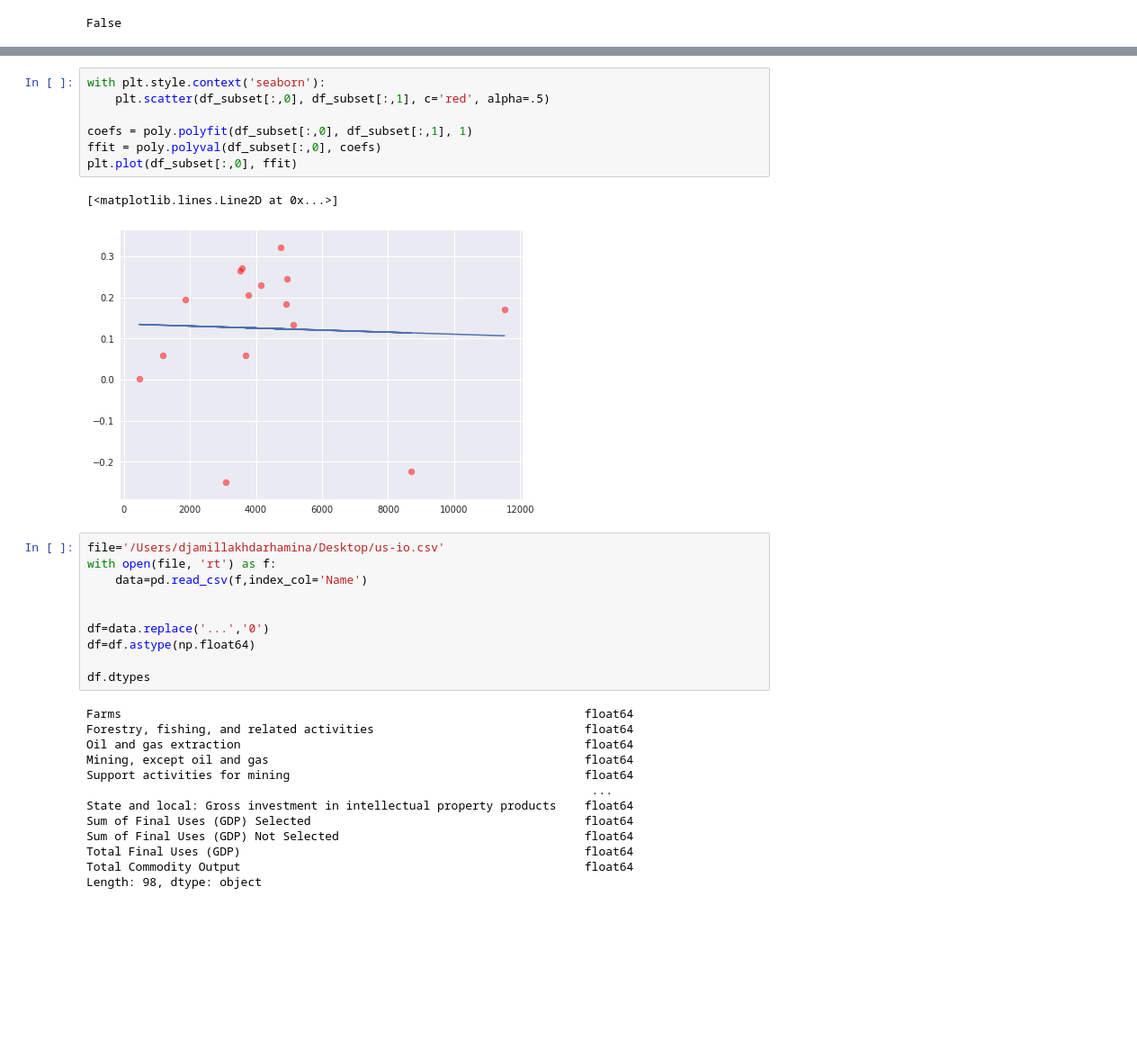
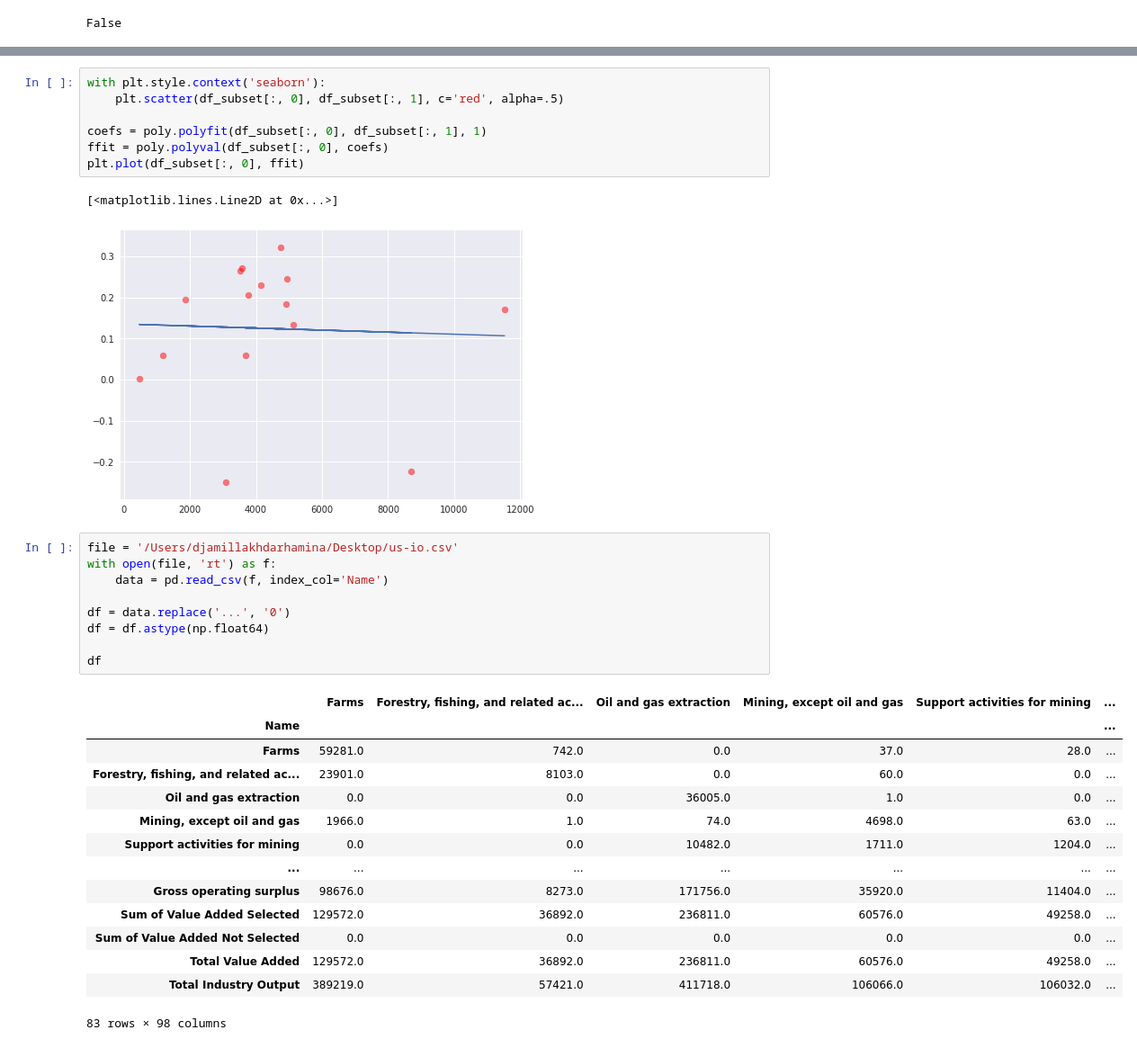
Before and after one commit to Djamil17/iotables, a Jupyter notebook: python/calculating-labor-values.ipynb, the cells around one changed output, grey strips where cells are left out. Shown at 90% size. Cells and saved outputs as stored; diff of their text form; blank space fills up the shorter version.

```diff
--- a/python/calculating-labor-values.ipynb
+++ b/python/calculating-labor-values.ipynb
@@ -318,35 +319,36 @@ plt.plot(subset[:,0], ffit)
 [figure]
 # %%
 with plt.style.context('seaborn'):
-    plt.scatter(df_subset[:,0], df_subset[:,1], c='red', alpha=.5)
+    plt.scatter(df_subset[:, 0], df_subset[:, 1], c='red', alpha=.5)
 
-coefs = poly.polyfit(df_subset[:,0], df_subset[:,1], 1)
-ffit = poly.polyval(df_subset[:,0], coefs)
-plt.plot(df_subset[:,0], ffit)
+coefs = poly.polyfit(df_subset[:, 0], df_subset[:, 1], 1)
+ffit = poly.polyval(df_subset[:, 0], coefs)
+plt.plot(df_subset[:, 0], ffit)
 # %% [output]
 [<matplotlib.lines.Line2D at 0x...>]
 [figure]
 # %%
-file='/Users/djamillakhdarhamina/Desktop/us-io.csv'
+file = '/Users/djamillakhdarhamina/Desktop/us-io.csv'
 with open(file, 'rt') as f:
-    data=pd.read_csv(f,index_col='Name')
+    data = pd.read_csv(f, index_col='Name')
 
+df = data.replace('...', '0')
+df = df.astype(np.float64)
 
-df=data.replace('...','0')
-df=df.astype(np.float64)
-
-df.dtypes
+df
 # %% [output]
+|  | Farms | Forestry, fishing, and related ac... | Oil and gas extraction | Mining, except oil and gas | Support activities for mining | ... |
+| Name |  |  |  |  |  | ... |
+| Farms | 59281.0 | 742.0 | 0.0 | 37.0 | 28.0 | ... |
+| Forestry, fishing, and related ac... | 23901.0 | 8103.0 | 0.0 | 60.0 | 0.0 | ... |
+| Oil and gas extraction | 0.0 | 0.0 | 36005.0 | 1.0 | 0.0 | ... |
+| Mining, except oil and gas | 1966.0 | 1.0 | 74.0 | 4698.0 | 63.0 | ... |
+| Support activities for mining | 0.0 | 0.0 | 10482.0 | 1711.0 | 1204.0 | ... |
+| ... | ... | ... | ... | ... | ... | ... |
+| Gross operating surplus | 98676.0 | 8273.0 | 171756.0 | 35920.0 | 11404.0 | ... |
+| Sum of Value Added Selected | 129572.0 | 36892.0 | 236811.0 | 60576.0 | 49258.0 | ... |
+| Sum of Value Added Not Selected | 0.0 | 0.0 | 0.0 | 0.0 | 0.0 | ... |
+| Total Value Added | 129572.0 | 36892.0 | 236811.0 | 60576.0 | 49258.0 | ... |
+| Total Industry Output | 389219.0 | 57421.0 | 411718.0 | 106066.0 | 106032.0 | ... |
-Farms                                                                  float64
-Forestry, fishing, and related activities                              float64
-Oil and gas extraction                                                 float64
-Mining, except oil and gas                                             float64
-Support activities for mining                                          float64
-                                                                        ...
-State and local: Gross investment in intellectual property products    float64
-Sum of Final Uses (GDP) Selected                                       float64
-Sum of Final Uses (GDP) Not Selected                                   float64
-Total Final Uses (GDP)                                                 float64
-Total Commodity Output                                                 float64
-Length: 98, dtype: object
+83 rows × 98 columns
 # %%
```
Also changed, not shown: parts of 19 cells of this notebook, 7 other files.
